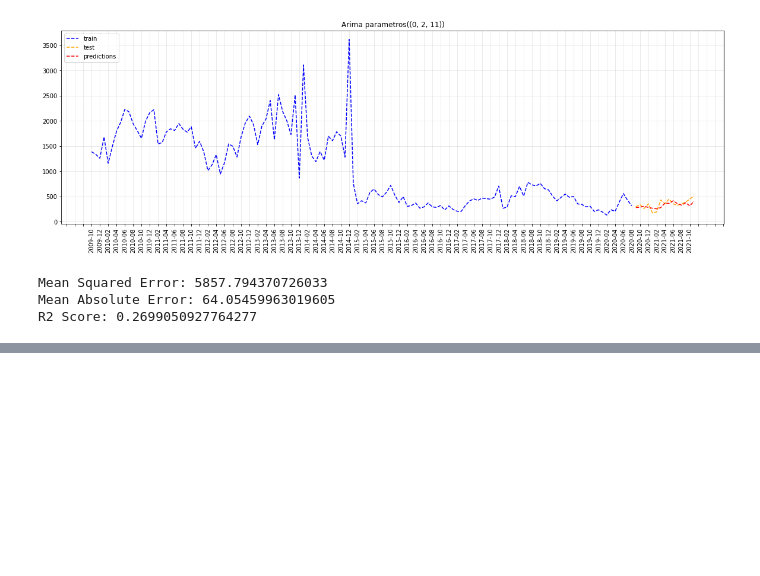
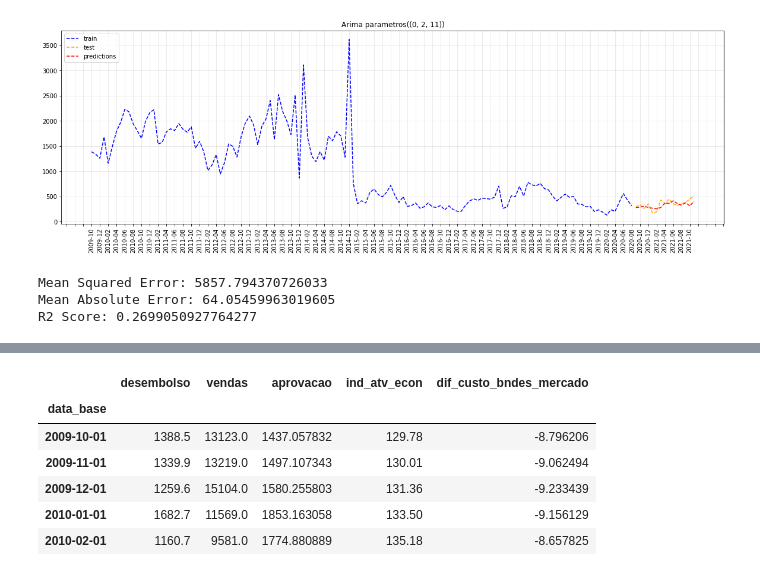
Before and after one commit to gdutramartins/forecast-desembolso, a Jupyter notebook: auto-regressive-pred.ipynb, the cells around one changed output, grey strips where cells are left out. Cells and saved outputs as stored; diff of their text form; code cells hidden in the pictures; blank space fills up the shorter version.

```diff
--- a/auto-regressive-pred.ipynb
+++ b/auto-regressive-pred.ipynb
@@ -202,0 +274,13 @@ Não melhorou -0.1252390300749162 com o=(0,1,7) so=(0,0,0) - Best 0.112722713384
+# %%
+df_multivariate = df_oec_mpme[['desembolso', 'vendas', 'aprovacao',
+       'ind_atv_econ', 'dif_custo_bndes_mercado']]
+# %%
+df_multivariate.head()
+# %% [output]
+|  | desembolso | vendas | aprovacao | ind_atv_econ | dif_custo_bndes_mercado |
+| data_base |  |  |  |  |  |
+| 2009-10-01 | 1388.5 | 13123.0 | 1437.057832 | 129.78 | -8.796206 |
+| 2009-11-01 | 1339.9 | 13219.0 | 1497.107343 | 130.01 | -9.062494 |
+| 2009-12-01 | 1259.6 | 15104.0 | 1580.255803 | 131.36 | -9.233439 |
+| 2010-01-01 | 1682.7 | 11569.0 | 1853.163058 | 133.50 | -9.156129 |
+| 2010-02-01 | 1160.7 | 9581.0 | 1774.880889 | 135.18 | -8.657825 |
```
Also changed, not shown: parts of 19 cells of this notebook, 3 other files.
